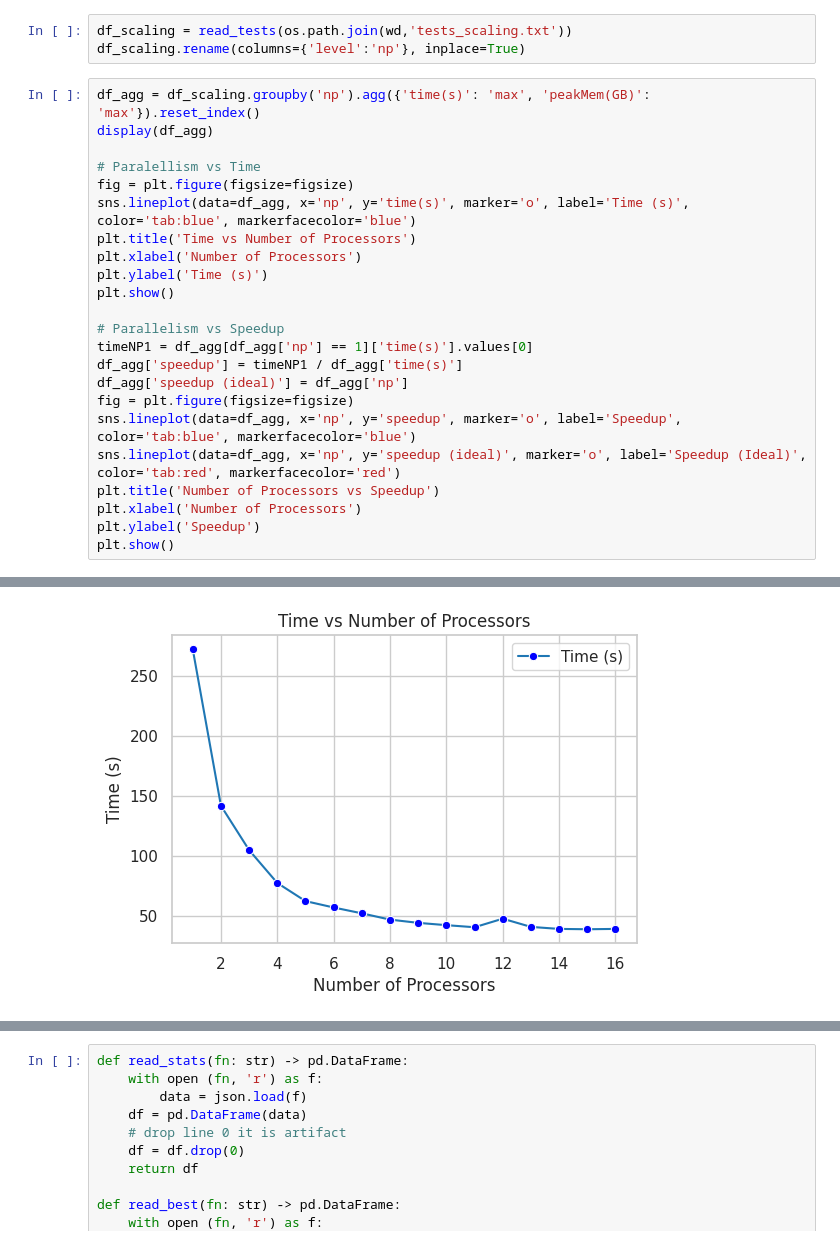
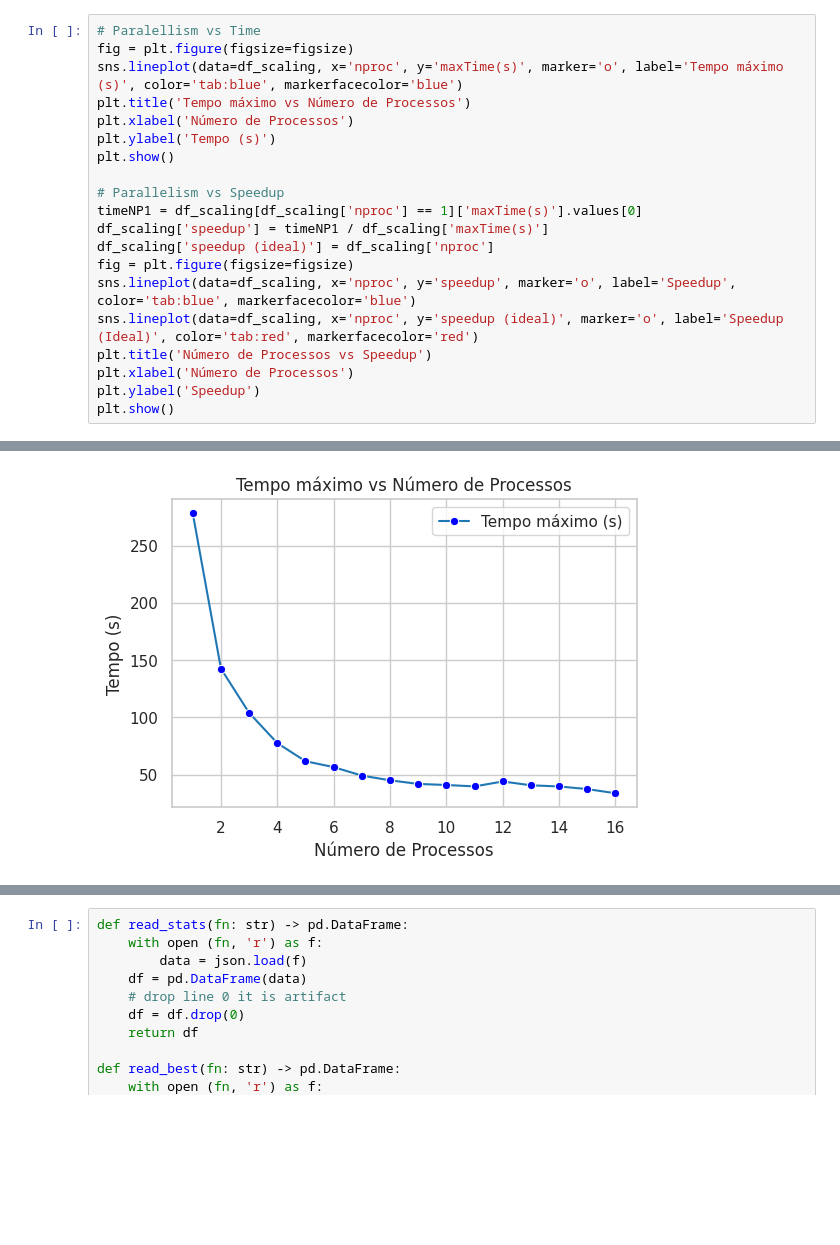
Before and after one commit to michaelsouza/EPANET-BB, a Jupyter notebook: tests_analysis.ipynb, the cells around one changed output, grey strips where cells are left out. Cells and saved outputs as stored; diff of their text form; blank space fills up the shorter version.

Commit message:
Add final version with tests

```diff
--- a/tests_analysis.ipynb
+++ b/tests_analysis.ipynb
@@ -116,27 +165,21 @@ plt.show()
-# %%
-df_scaling = read_tests(os.path.join(wd,'tests_scaling.txt'))
-df_scaling.rename(columns={'level':'np'}, inplace=True)
 # %%
-df_agg = df_scaling.groupby('np').agg({'time(s)': 'max', 'peakMem(GB)': 'max'}).reset_index()
-display(df_agg)
-
 # Paralellism vs Time
 fig = plt.figure(figsize=figsize)
-sns.lineplot(data=df_agg, x='np', y='time(s)', marker='o', label='Time (s)', color='tab:blue', markerfacecolor='blue')
-plt.title('Time vs Number of Processors')
-plt.xlabel('Number of Processors')
-plt.ylabel('Time (s)')
+sns.lineplot(data=df_scaling, x='nproc', y='maxTime(s)', marker='o', label='Tempo máximo (s)', color='tab:blue', markerfacecolor='blue')
+plt.title('Tempo máximo vs Número de Processos')
+plt.xlabel('Número de Processos')
+plt.ylabel('Tempo (s)')
 plt.show()
 
 # Parallelism vs Speedup
-timeNP1 = df_agg[df_agg['np'] == 1]['time(s)'].values[0]
-df_agg['speedup'] = timeNP1 / df_agg['time(s)']
-df_agg['speedup (ideal)'] = df_agg['np']
+timeNP1 = df_scaling[df_scaling['nproc'] == 1]['maxTime(s)'].values[0]
+df_scaling['speedup'] = timeNP1 / df_scaling['maxTime(s)']
+df_scaling['speedup (ideal)'] = df_scaling['nproc']
 fig = plt.figure(figsize=figsize)
-sns.lineplot(data=df_agg, x='np', y='speedup', marker='o', label='Speedup', color='tab:blue', markerfacecolor='blue')
-sns.lineplot(data=df_agg, x='np', y='speedup (ideal)', marker='o', label='Speedup (Ideal)', color='tab:red', markerfacecolor='red')
-plt.title('Number of Processors vs Speedup')
-plt.xlabel('Number of Processors')
+sns.lineplot(data=df_scaling, x='nproc', y='speedup', marker='o', label='Speedup', color='tab:blue', markerfacecolor='blue')
+sns.lineplot(data=df_scaling, x='nproc', y='speedup (ideal)', marker='o', label='Speedup (Ideal)', color='tab:red', markerfacecolor='red')
+plt.title('Número de Processos vs Speedup')
+plt.xlabel('Número de Processos')
 plt.ylabel('Speedup')
 plt.show()
 # %% [output]
@@ -160 +186 @@ plt.show()
-[figure, old version]
+[figure, new version]
```
Also changed, not shown: parts of 10 cells of this notebook, 6 other files.
